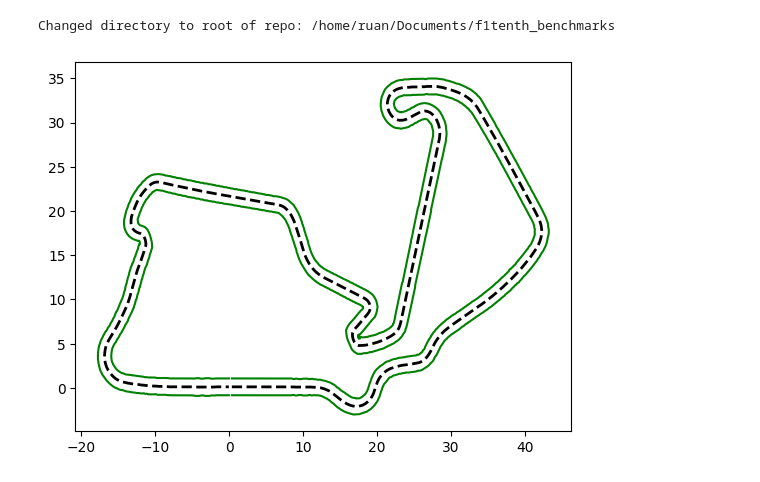
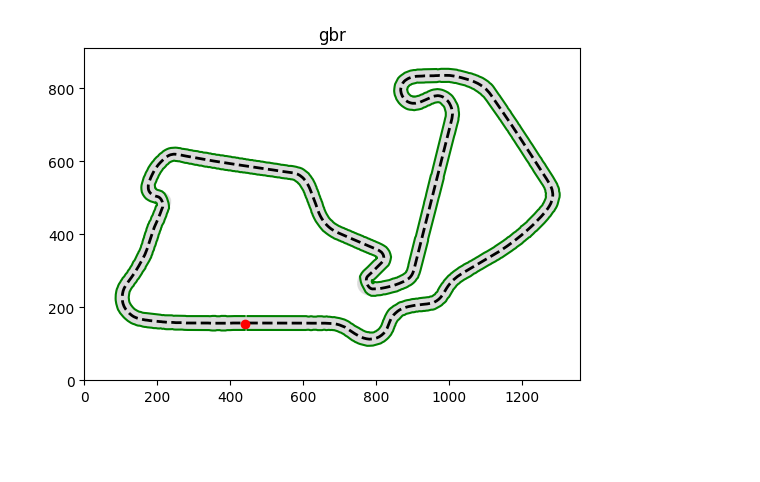
Before and after one commit to Delport121/F1Tenth_Sim, a Jupyter notebook: Notebooks/Map_playground.ipynb, the cells around one changed output. Drawn from its saved outputs; the diff is of its cells as text; code cells hidden in the pictures; blank space fills up the shorter version.

```diff
--- a/Notebooks/Map_playground.ipynb
+++ b/Notebooks/Map_playground.ipynb
@@ -1,19 +1,16 @@
 # %%
-import pandas as pd
 import numpy as np
 import os
-import torch
 from f1tenth_benchmarks.run_scripts.run_functions import *
-from matplotlib.collections import LineCollection
 from f1tenth_benchmarks.utils.MapData import MapData
 from f1tenth_benchmarks.data_tools.plotting_utils import *
 from f1tenth_benchmarks.utils.track_utils import CentreLine
-from f1tenth_benchmarks.localmap_racing.LocalMap import LocalMap
 from scipy import interpolate
+import trajectory_planning_helpers as tph
 from trajectory_planning_helpers.calc_head_curv_num import calc_head_curv_num
-%matplotlib inline
-import mpld3
-mpld3.enable_notebook()
+# %matplotlib inline
+# import mpld3
+# mpld3.enable_notebook()
 
 if os.getcwd().split('/')[-1] == 'Notebooks':
     os.chdir('..')
@@ -26,28 +23,43 @@ def ensure_path_exists(path):
 
 save_path = 'Data/LocalMapRacing/'
 ensure_path_exists(save_path)
-# %% [output]
-Changed directory to root of repo: /home/ruan/Documents/f1tenth_benchmarks
-# %%
-map_name = "gbr"
-track = CentreLine(map_name)
-
-# Create a figure without specifying the figsize to allow the plot to scale
-plt.figure()
-
-# Plotting the track centerline
-plt.plot(track.path[:, 0], track.path[:, 1], '--', linewidth=2, color='black')
-
-# Plotting the inner and outer boundaries of the track
-l1 = track.path[:, :2] + track.nvecs * track.widths[:, 0][:, None]
-l2 = track.path[:, :2] - track.nvecs * track.widths[:, 1][:, None]
-plt.plot(l1[:, 0], l1[:, 1], color='green')
-plt.plot(l2[:, 0], l2[:, 1], color='green')
-
-# Display the plot
-plt.show()
-# %% [output]
-[figure, removed]
+# %%
+map_name = "gbr"
+track = CentreLine(map_name)
+mapdata = MapData(map_name)
+
+map_img = plt.imread(f'maps/{map_name}.png')
+# flip the image around x axis
+map_img = np.flipud(map_img)
+
+orig_x = mapdata.map_origin[0]
+orig_y = mapdata.map_origin[1]
+map_resolution = mapdata.map_resolution
+l1 = track.path[:, :2] + track.nvecs * track.widths[:, 0][:, None]
+l2 = track.path[:, :2] - track.nvecs * track.widths[:, 1][:, None]
+startX = int((0-orig_x)/map_resolution)
+startY = int((0-orig_y)/map_resolution)
+scaled_x = (track.path[:, 0] - orig_x) / map_resolution
+scaled_y = (track.path[:, 1] - orig_y) / map_resolution
+# Scale the l1 and l2 boundaries using map resolution and origin
+scaled_L1_x = (l1[:, 0] - orig_x) / map_resolution
+scaled_L1_y = (l1[:, 1] - orig_y) / map_resolution
+scaled_L2_x = (l2[:, 0] - orig_x) / map_resolution
+scaled_L2_y = (l2[:, 1] - orig_y) / map_resolution
+
+plt.figure( num=f'{map_name}_centreline')
+plt.title(map_name)
+# plt.imshow(map_img, cmap="gray", origin="lower")
+mapdata.plot_map_img_light()
+plt.plot(scaled_x, scaled_y, '--', linewidth=2, color='black') # Plotting the track centerline
+plt.plot(startX, startY, 'ro') # Plotting the start point
+plt.plot(scaled_L1_x, scaled_L1_y, color='green') # Plotting the track boundaries
+plt.plot(scaled_L2_x, scaled_L2_y, color='green')
+
+# Display the plot
+plt.show()
+# %% [output]
+[figure, added]
 # %%
 def interpolate_track_new(points, n_points=None, s=0):
     if len(points) <= 1:
```
Also changed, not shown: parts of 3 cells of this notebook, 15 other files.
